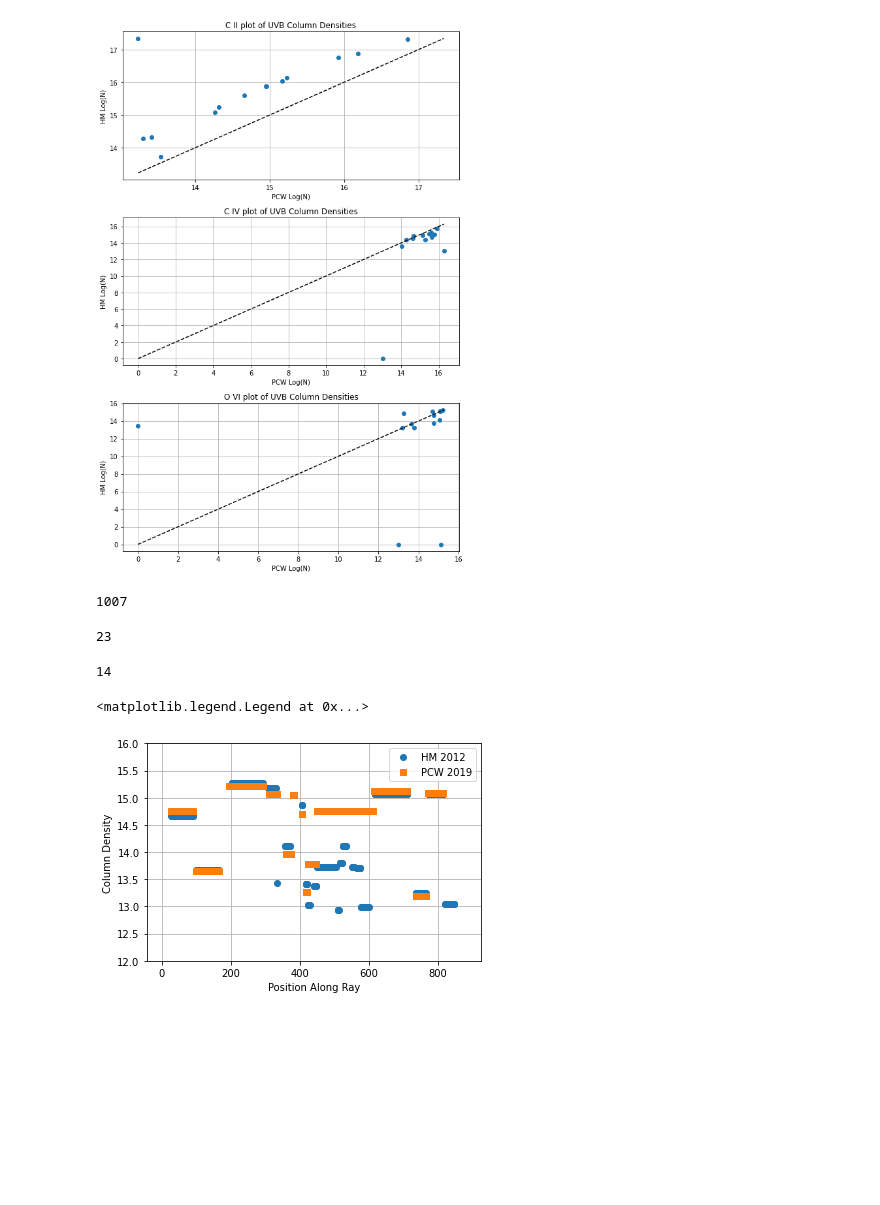
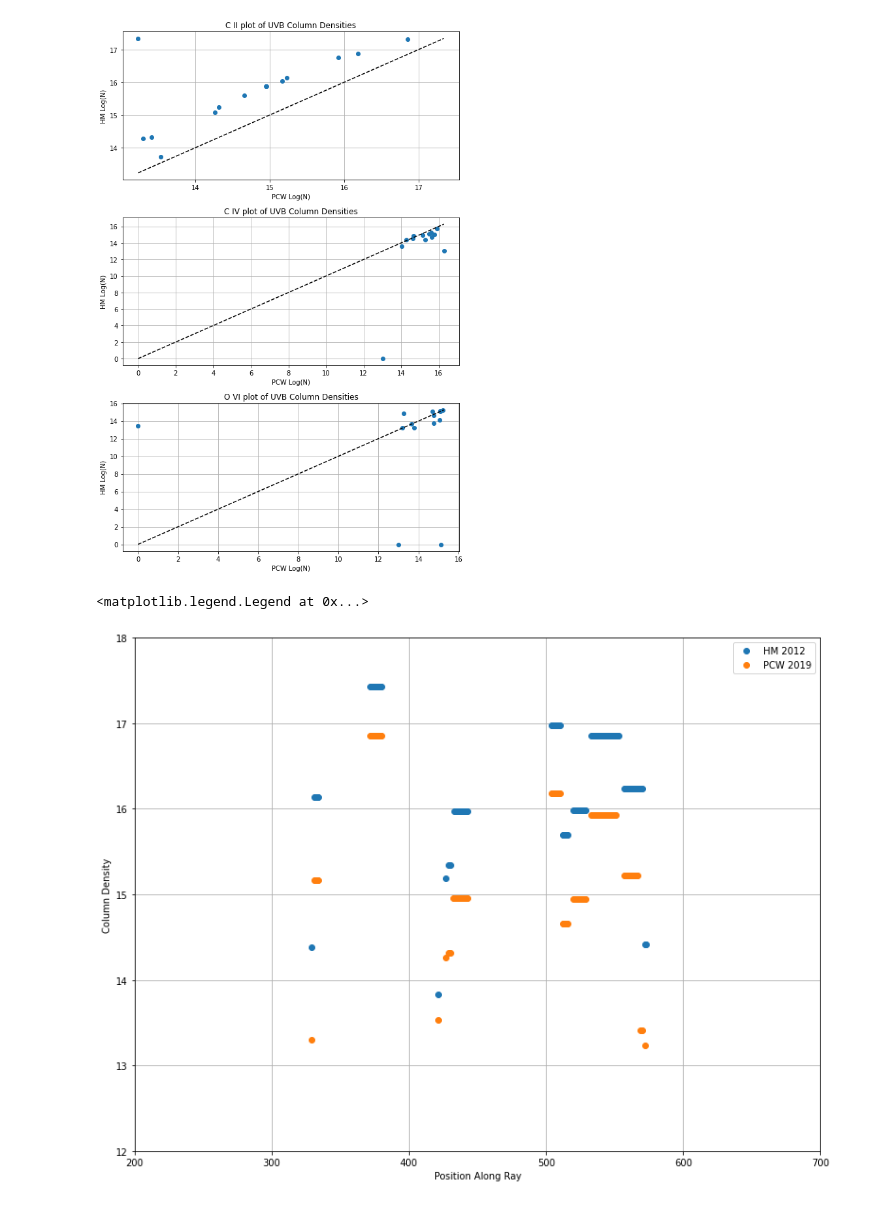
Before and after one commit to tairaeli/trident_uncertainty, a Jupyter notebook: mods/backgrounds/uv_sal/uvb_col_density_compare.ipynb, the cells around one changed output. Cells and saved outputs as stored; diff of their text form; code cells hidden in the pictures; blank space fills up the shorter version.

```diff
--- a/mods/backgrounds/uv_sal/uvb_col_density_compare.ipynb
+++ b/mods/backgrounds/uv_sal/uvb_col_density_compare.ipynb
@@ -65,39 +66,34 @@ for i, ion in enumerate(ion_list):
 plt.tight_layout()
 # %% [output]
 [figure]
-# %%
-hm_O6 = pcw_dat["O VI"]["PCW_2019"]
-
-hm_O6["interval_end"][32]
-# %% [output]
-1007
-# %%
-hm_O6 = hm_dat["O VI"]["HM_2012"][hm_dat["O VI"]["HM_2012"]["lightray_index"] == "0"]
-
-hm_clump_dens = np.zeros(hm_O6["interval_end"][len(hm_O6["col_dens"])-1])
-print(len(hm_O6["col_dens"]))
-for iclump in range(len(hm_O6["col_dens"])-1):
-    hm_clump_dens[int(hm_O6["interval_start"][iclump]):int(hm_O6["interval_end"][iclump])] = hm_O6["col_dens"][iclump]
-# %% [output]
-23
-# %%
-pcw_O6 = pcw_dat["O VI"]["PCW_2019"][pcw_dat["O VI"]["PCW_2019"]["lightray_index"] == "0"]
-
-pcw_clump_dens = np.zeros(pcw_O6["interval_end"][len(pcw_O6["col_dens"])-1])
-print(len(pcw_O6["col_dens"]))
-for iclump in range(len(pcw_O6["col_dens"])-1):
-    pcw_clump_dens[int(pcw_O6["interval_start"][iclump]):int(pcw_O6["interval_end"][iclump])] = pcw_O6["col_dens"][iclump]
-# %% [output]
-14
+# %%
+def compare_clump_dat(df_list,df_name_list,ion,ray):
+    dens_list = []
+    for i,df in enumerate(df_list):
+        df_ion_ray = df[ion][df_name_list[i]][df[ion][df_name_list[i]]["lightray_index"] == str(ray)]
+
+        df_clump_dens = np.zeros(df_ion_ray["interval_end"][len(df_ion_ray["col_dens"])-1])
+
+        for iclump in range(len(df_ion_ray["col_dens"])-1):
+            df_clump_dens[int(df_ion_ray["interval_start"][iclump]):int(df_ion_ray["interval_end"][iclump])]\
+            = df_ion_ray["col_dens"][iclump]
+
+        dens_list.append(df_clump_dens)
+
+    return dens_list
 # %%
-plt.plot(hm_clump_dens, label = "HM 2012", linestyle = "None", marker = "o")
-plt.plot(pcw_clump_dens, label = "PCW 2019", linestyle = "None", marker = "s")
-plt.ylim(12,16)
+hm_dens,pcw_dens = compare_clump_dat([hm_dat,pcw_dat],["HM_2012","PCW_2019"],"C II",0)
 
+plt.figure(figsize = [13,10])
+plt.plot(hm_dens+0.1, label = "HM 2012", linestyle = "None", marker = "o")
+plt.plot(pcw_dens, label = "PCW 2019", linestyle = "None", marker = "o")
+
+plt.ylim(12,18)
+plt.xlim(200,700)
 plt.xlabel("Position Along Ray")
 plt.ylabel("Column Density")
 plt.grid()
 plt.legend()
 # %% [output]
 <matplotlib.legend.Legend at 0x...>
-[figure, old version]
+[figure, new version]
```
Also changed, not shown: parts of 5 cells of this notebook.
